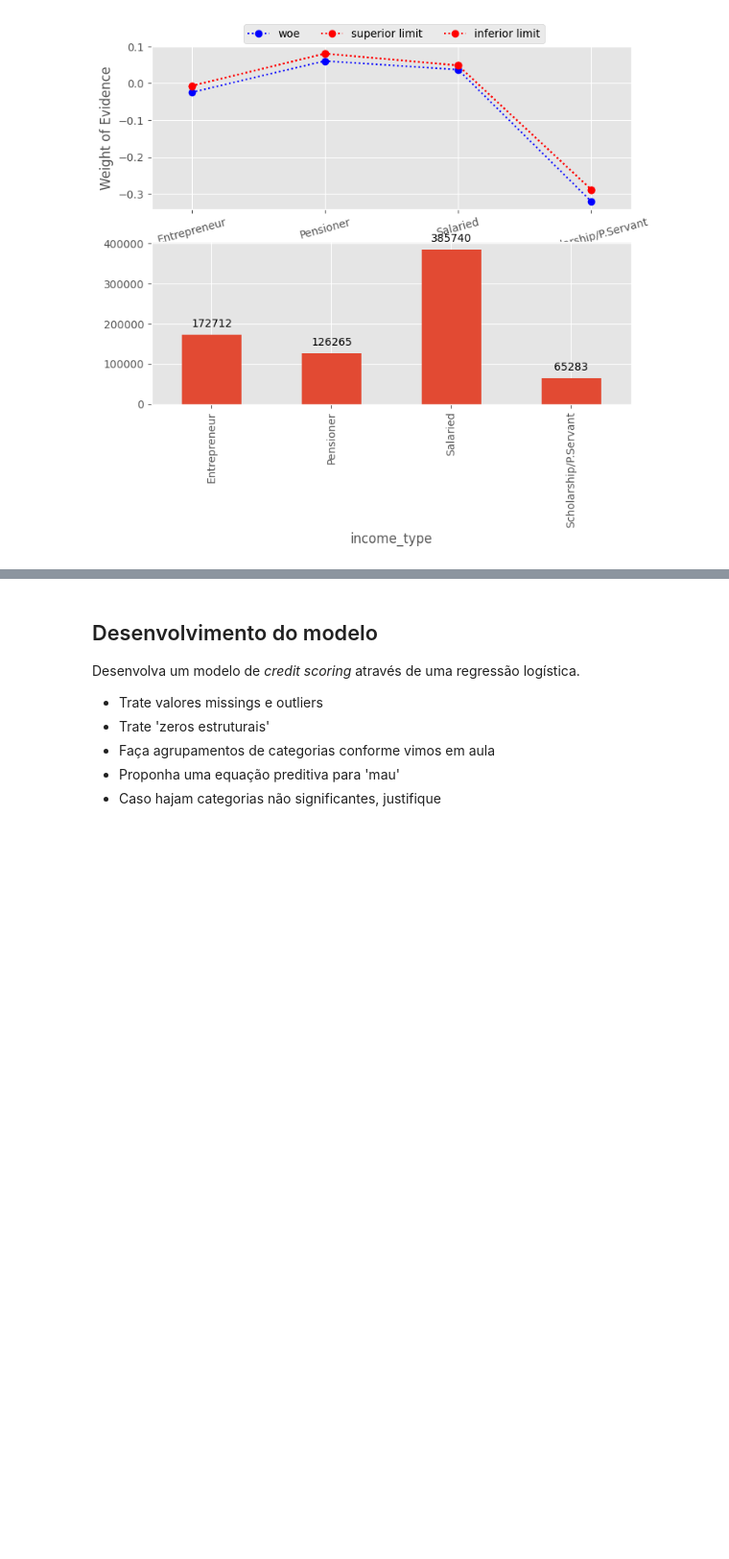
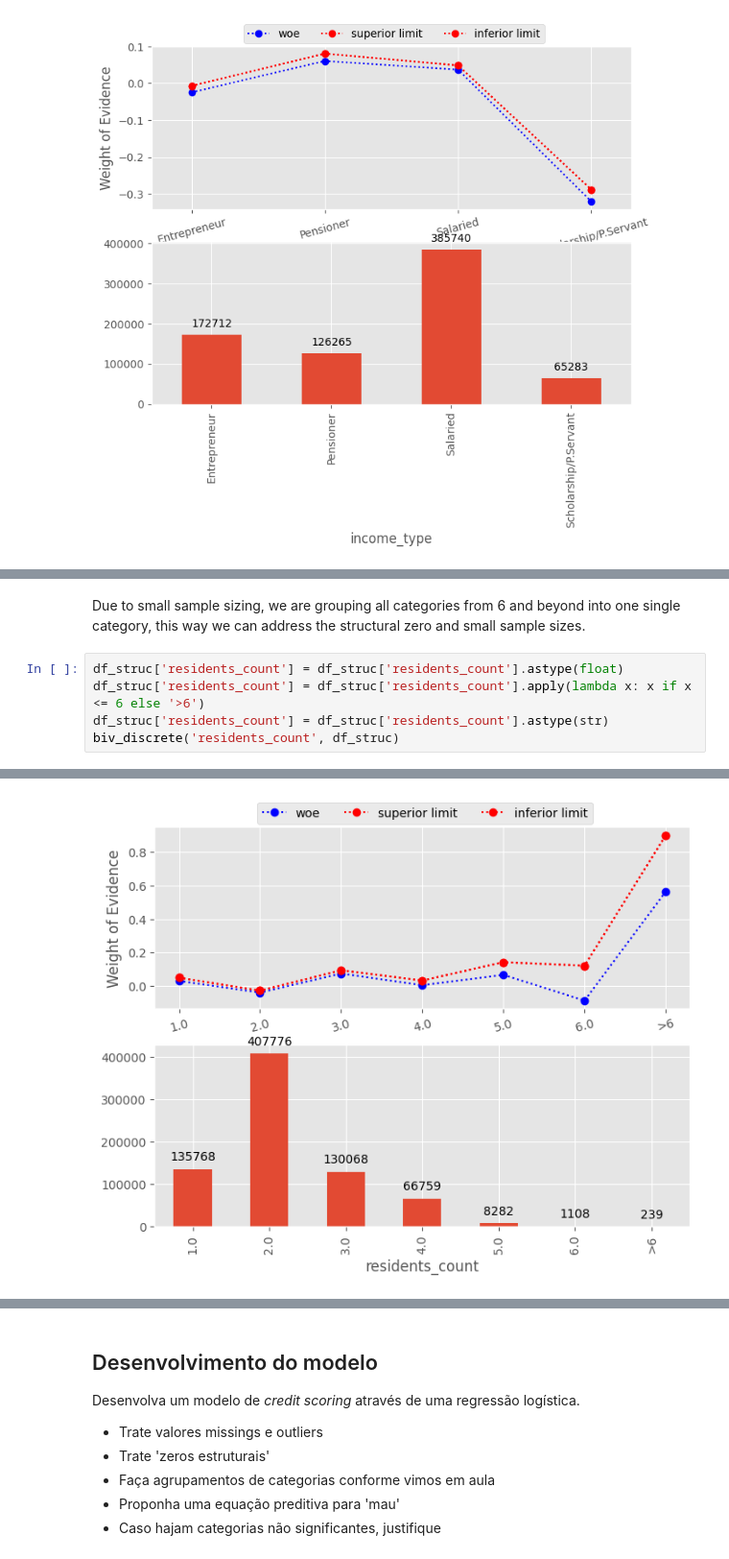
Before and after one commit to PedroHang/Credit-Scoring-Project, a Jupyter notebook: credit_scoring_original.ipynb, the cells around one changed output, grey strips where cells are left out. Shown at 96% size. Drawn from its saved outputs; the diff is of its cells as text; blank space fills up the shorter version.

```diff
--- a/credit_scoring_original.ipynb
+++ b/credit_scoring_original.ipynb
@@ -967,0 +985,8 @@ biv_discrete('income_type', df_struc)
+# %% [markdown]
+Due to small sample sizing, we are grouping all categories from 6 and beyond into one single category, this way we can address the structural zero and small sample sizes.
+# %%
+df_struc['residents_count'] = df_struc['residents_count'].astype(float)
+df_struc['residents_count'] = df_struc['residents_count'].apply(lambda x: x if x <= 6 else '>6')
+df_struc['residents_count'] = df_struc['residents_count'].astype(str)
+biv_discrete('residents_count', df_struc)
+# %% [output]
@@ -967,0 +1002 @@ biv_discrete('income_type', df_struc)
+[figure, added]
```
Also changed, not shown: parts of 11 cells of this notebook.
